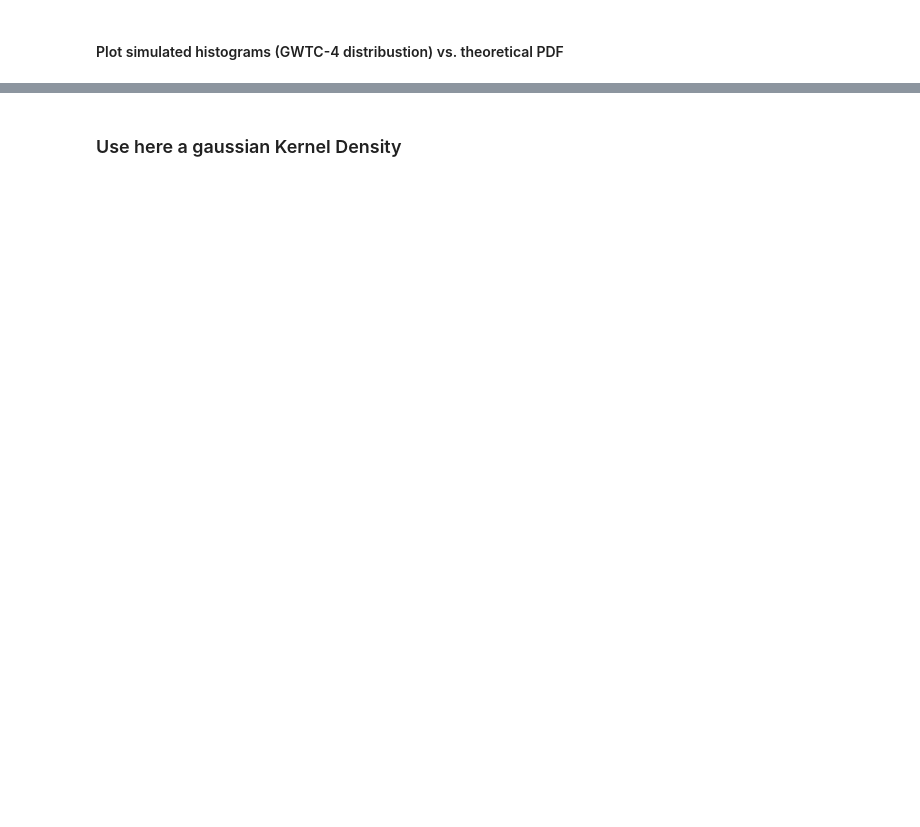
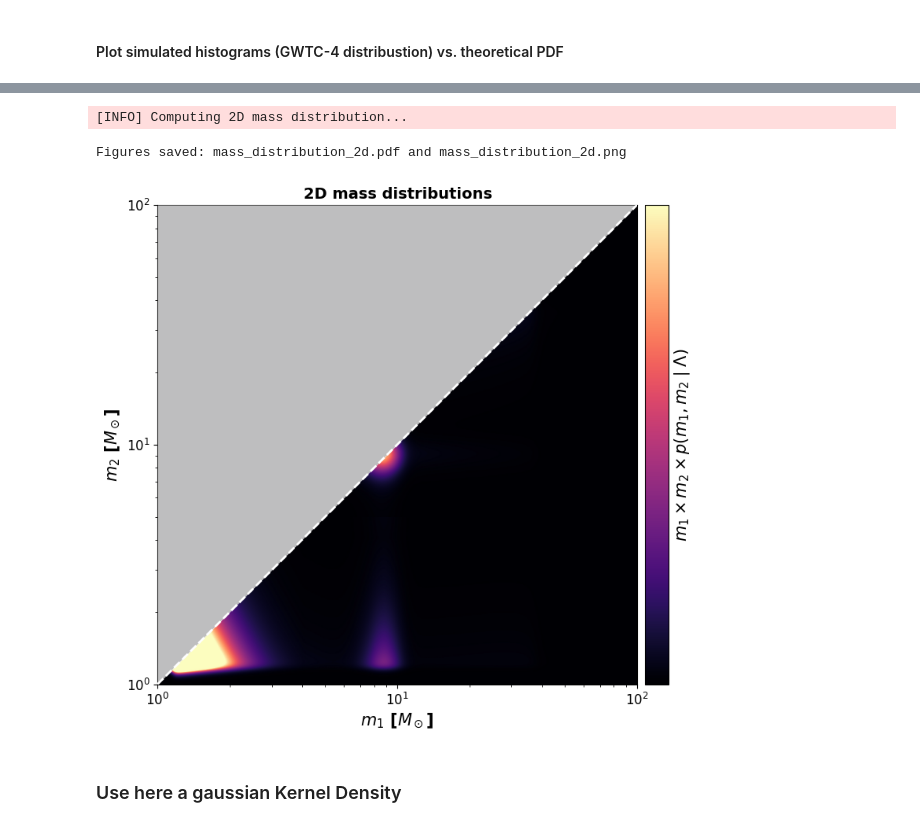
Before and after one commit to weizmannk/cbc-population-distributions, a Jupyter notebook: scripts/quick_start.ipynb, the cells around one changed output, grey strips where cells are left out. Saved outputs shown, nothing was run; the diff lists cells and outputs as text; code cells hidden in the pictures; blank space fills up the shorter version.

```diff
--- a/scripts/quick_start.ipynb
+++ b/scripts/quick_start.ipynb
@@ -369,3 +587,70 @@ plt.tight_layout()
+# %%
+# ============================================================================
+# Compute Weighted 2D Mass Distribution
+# ============================================================================
+
+# Weight by mass product to emphasize detectable systems
+weighted_dist = m1_grid * m2_grid * p_m1m2
+
+logging.info("Computing 2D mass distribution...")
+
+
+# ============================================================================
+# Create 2D Visualization
+# ============================================================================
+fig, ax = plt.subplots(figsize=(8, 7), subplot_kw=dict(aspect=1))
+ax.set_xlim(1, 100)
+ax.set_ylim(1, 100)
+ax.set_xscale("log")
+ax.set_yscale("log")
+ax.set_xlabel(r"$m_1$ [$M_\odot$]", fontsize=15, fontweight="600")
+ax.set_ylabel(r"$m_2$ [$M_\odot$]", fontsize=15, fontweight="600")
+
+# Compute color scale
+vmax = np.percentile(weighted_dist[weighted_dist > 0], 99)
+
+# Plot 2D distribution
+img = ax.pcolormesh(
+    m,
+    m,
+    weighted_dist,
+    vmin=0,
+    vmax=vmax,
+    shading="gouraud",
+    rasterized=True,
+    cmap="magma",
+)
+
+# Colorbar with same height as plot
+divider = make_axes_locatable(ax)
+cax = divider.append_axes("right", size="5%", pad=0.1)
+cbar = plt.colorbar(img, cax=cax)
+cbar.set_label(
+    r"$m_1 \times m_2 \times p(m_1, m_2 \mid \Lambda)$", fontsize=15, fontweight="600"
+)
+cbar.set_ticks([])
+
+# Mask unphysical region (m2 > m1)
+ax.fill_between(
+    [1, 100], [1, 100], [100, 100], color="white", linewidth=0, alpha=0.75, zorder=10
+)
+
+# Equal mass line (m1 = m2)
+ax.plot([1, 100], [1, 100], "--w", linewidth=2, zorder=11)
+
+fig.suptitle(r"2D mass distributions", fontsize=14, fontweight="bold", y=0.99)
+# Remove extra whitespace
+plt.tight_layout(pad=0.1)
+
+# Save figures
+plt.savefig("mass_distribution_2d.pdf", dpi=300, bbox_inches="tight", pad_inches=0.05)
+plt.savefig("mass_distribution_2d.png", dpi=300, bbox_inches="tight", pad_inches=0.05)
+
+print("Figures saved: mass_distribution_2d.pdf and mass_distribution_2d.png")
+# %% [output]
+[INFO] Computing 2D mass distribution...
+Figures saved: mass_distribution_2d.pdf and mass_distribution_2d.png
+[figure, added]
 # %% [markdown]
 ### Use here a gaussian Kernel Density
 # %%
```
Also changed, not shown: parts of 17 cells of this notebook, 1 other file.
